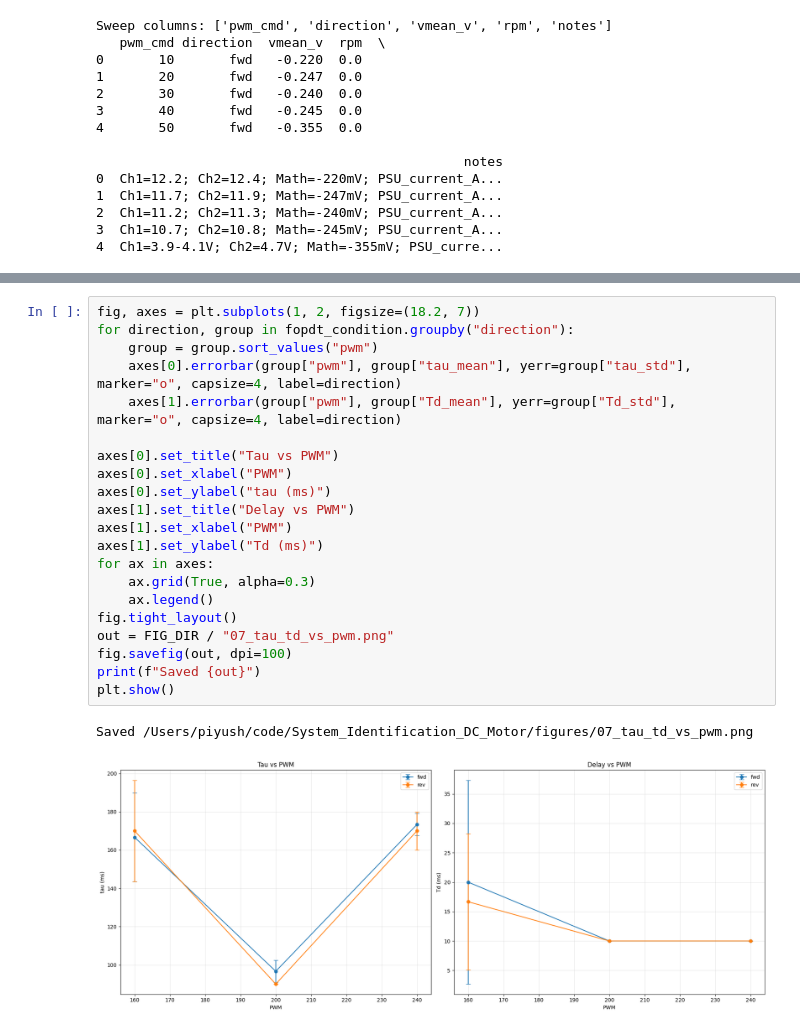
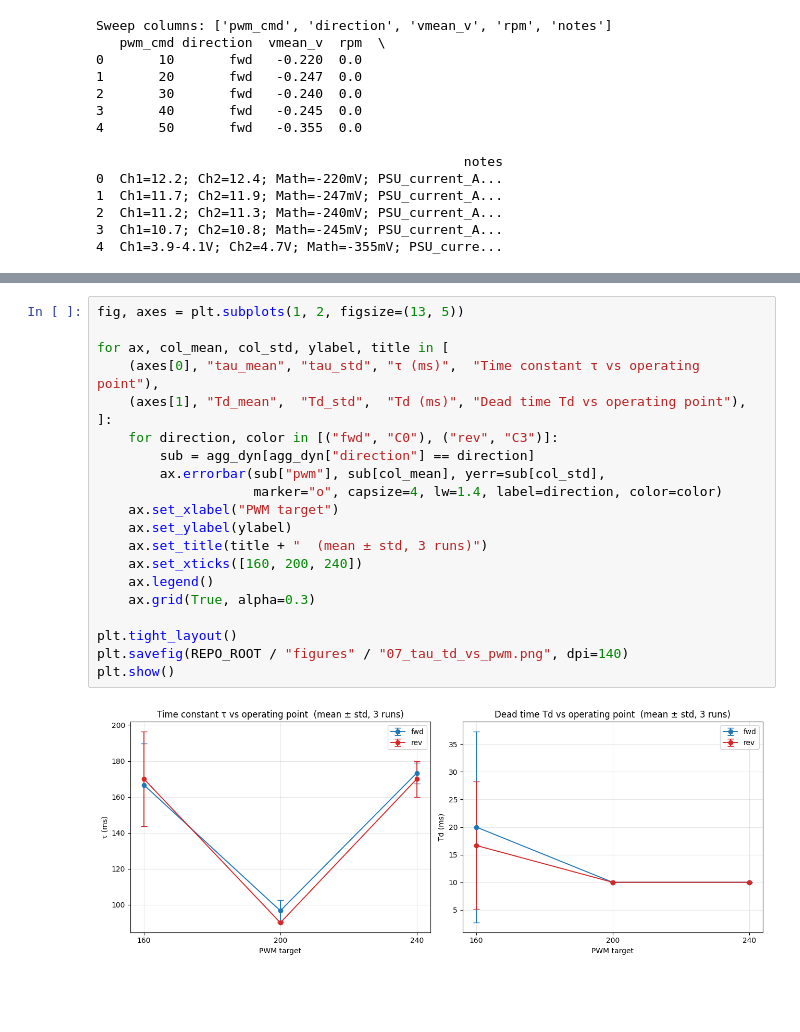
Before and after one commit to Piyushiitk24/System_Identification_DC_Motor, a Jupyter notebook: notebooks/03_step_responses.ipynb, the cells around one changed output, grey strips where cells are left out. Saved outputs shown, nothing was run; the diff lists cells and outputs as text; blank space fills up the shorter version.

```diff
--- a/notebooks/03_step_responses.ipynb
+++ b/notebooks/03_step_responses.ipynb
@@ -278,27 +334,26 @@ Saved /Users/piyush/code/System_Identification_DC_Motor/figures/06_fopdt_6condit
-# %%
-fig, axes = plt.subplots(1, 2, figsize=(18.2, 7))
-for direction, group in fopdt_condition.groupby("direction"):
-    group = group.sort_values("pwm")
-    axes[0].errorbar(group["pwm"], group["tau_mean"], yerr=group["tau_std"], marker="o", capsize=4, label=direction)
-    axes[1].errorbar(group["pwm"], group["Td_mean"], yerr=group["Td_std"], marker="o", capsize=4, label=direction)
-
-axes[0].set_title("Tau vs PWM")
-axes[0].set_xlabel("PWM")
-axes[0].set_ylabel("tau (ms)")
-axes[1].set_title("Delay vs PWM")
-axes[1].set_xlabel("PWM")
-axes[1].set_ylabel("Td (ms)")
-for ax in axes:
-    ax.grid(True, alpha=0.3)
-    ax.legend()
-fig.tight_layout()
-out = FIG_DIR / "07_tau_td_vs_pwm.png"
-fig.savefig(out, dpi=100)
-print(f"Saved {out}")
-plt.show()
-# %% [output]
-Saved /Users/piyush/code/System_Identification_DC_Motor/figures/07_tau_td_vs_pwm.png
-[figure, removed]
+# %%
+fig, axes = plt.subplots(1, 2, figsize=(13, 5))
+
+for ax, col_mean, col_std, ylabel, title in [
+    (axes[0], "tau_mean", "tau_std", "τ (ms)",  "Time constant τ vs operating point"),
+    (axes[1], "Td_mean",  "Td_std",  "Td (ms)", "Dead time Td vs operating point"),
+]:
+    for direction, color in [("fwd", "C0"), ("rev", "C3")]:
+        sub = agg_dyn[agg_dyn["direction"] == direction]
+        ax.errorbar(sub["pwm"], sub[col_mean], yerr=sub[col_std],
+                    marker="o", capsize=4, lw=1.4, label=direction, color=color)
+    ax.set_xlabel("PWM target")
+    ax.set_ylabel(ylabel)
+    ax.set_title(title + "  (mean ± std, 3 runs)")
+    ax.set_xticks([160, 200, 240])
+    ax.legend()
+    ax.grid(True, alpha=0.3)
+
+plt.tight_layout()
+plt.savefig(REPO_ROOT / "figures" / "07_tau_td_vs_pwm.png", dpi=140)
+plt.show()
+# %% [output]
+[figure, added]
 # %%
 from scipy.optimize import curve_fit
 
```
Also changed, not shown: parts of 27 cells of this notebook, 2 other files.
